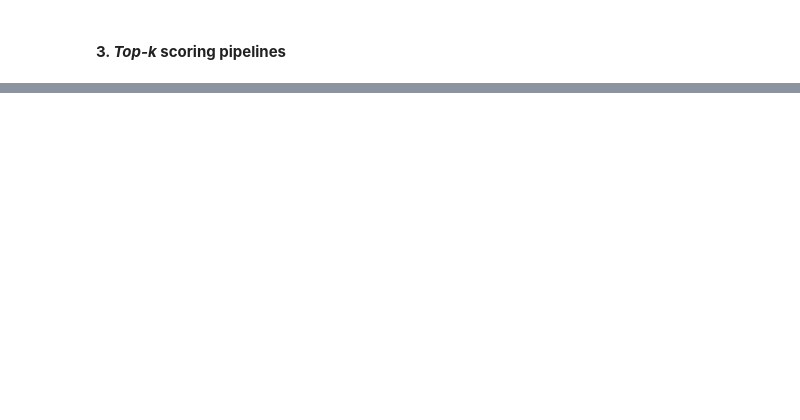
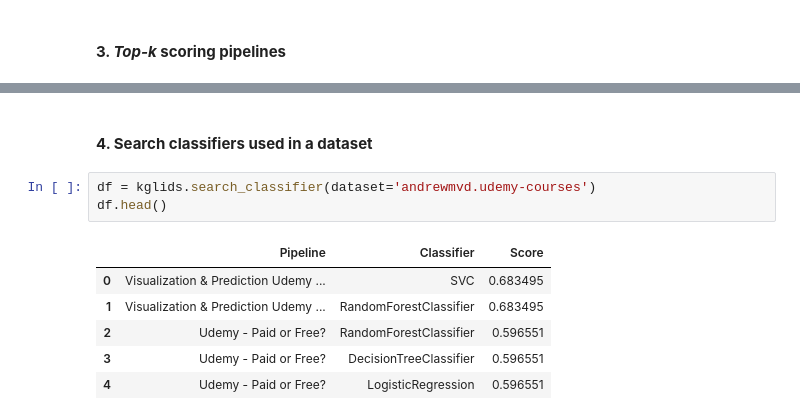
Before and after one commit to CoDS-GCS/kglids, a Jupyter notebook: KGLiDS_pipeline_APIs.ipynb, the cells around one changed output, grey strips where cells are left out. Drawn from its saved outputs; the diff is of its cells as text; blank space fills up the shorter version.

```diff
--- a/KGLiDS_pipeline_APIs.ipynb
+++ b/KGLiDS_pipeline_APIs.ipynb
@@ -78,3 +71,15 @@ kglids.get_top_k_scoring_pipelines_for_dataset(dataset='andrewmvd.udemy-courses'
 | 2 | Tried some analysis | andrewmvd.udemy-courses | Samuel Natividade | 2020-05-13 19:48:12 | 17 | 0.915818 |
 | 3 | Is Udemy Worth It? | andrewmvd.udemy-courses | Lokesh Rathi | 2020-09-27 18:07:14 | 23 | 0.904067 |
 | 4 | What are the most useful courses ... | andrewmvd.udemy-courses | Liston Tellis | 2020-05-14 04:23:10 | 10 | 0.875036 |
+# %% [markdown]
+#### <b>4. Search classifiers used in a dataset</b>
+# %%
+df = kglids.search_classifier(dataset='andrewmvd.udemy-courses')
+df.head()
+# %% [output]
+|  | Pipeline | Classifier | Score |
+| 0 | Visualization & Prediction Udemy ... | SVC | 0.683495 |
+| 1 | Visualization & Prediction Udemy ... | RandomForestClassifier | 0.683495 |
+| 2 | Udemy - Paid or Free? | RandomForestClassifier | 0.596551 |
+| 3 | Udemy - Paid or Free? | DecisionTreeClassifier | 0.596551 |
+| 4 | Udemy - Paid or Free? | LogisticRegression | 0.596551 |
```
Also changed, not shown: parts of 5 cells of this notebook, 2 other files.
